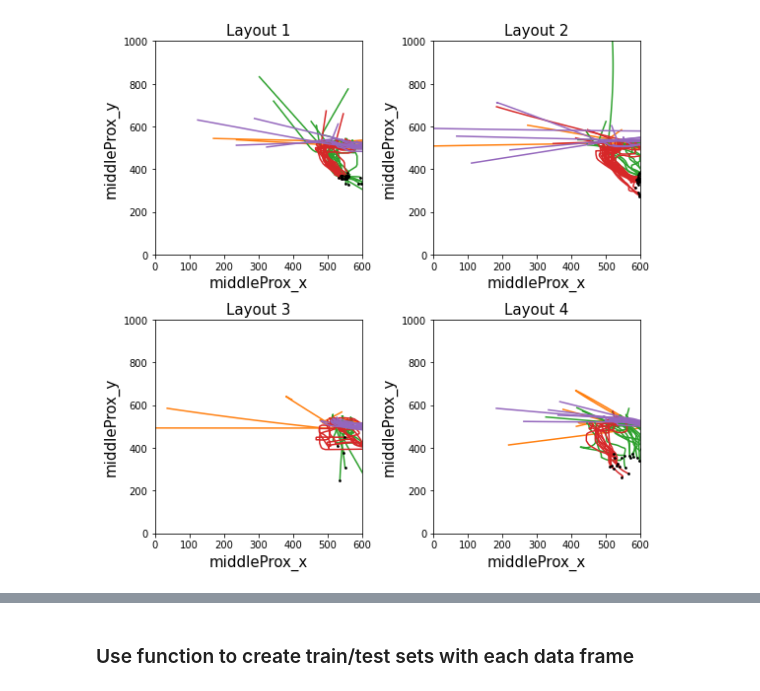
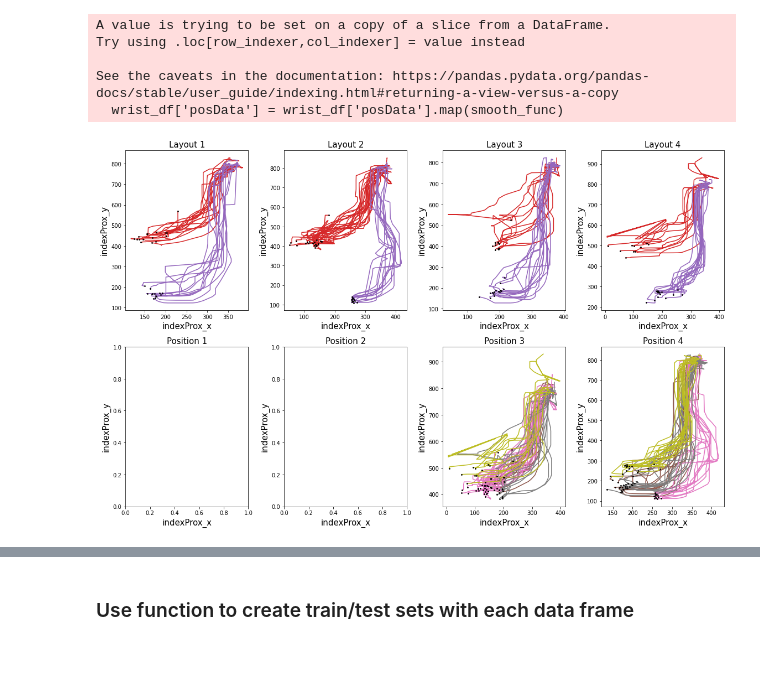
Before and after one commit to ntolley/SEE_decoding, a Jupyter notebook: notebooks/movement_decoding_rnn.ipynb, the cells around one changed output, grey strips where cells are left out. Saved outputs shown, nothing was run; the diff lists cells and outputs as text; code cells hidden in the pictures; blank space fills up the shorter version.

```diff
--- a/notebooks/movement_decoding_rnn.ipynb
+++ b/notebooks/movement_decoding_rnn.ipynb
@@ -53,70 +53,93 @@ To enable them in other operations, rebuild TensorFlow with the appropriate comp
+# %%
+kinematic_df, neural_df, metadata = mocap_functions.load_mocap_df('../data/SPK20220308/task_data/', kinematic_suffix='_cam1')
+
+pos_filter = [3, 4]
+
+neural_df = neural_df[np.in1d(neural_df['position'], pos_filter)].reset_index(drop=True)
+kinematic_df = kinematic_df[np.in1d(kinematic_df['position'], pos_filter)].reset_index(drop=True)
+
+trial_ids = neural_df['trial'].unique()
 # %%
-kinematic_df, neural_df, metadata = mocap_functions.load_mocap_df('../data/SPK20220308/task_data/', kinematic_suffix='_cam4')
 
 
-num_trials = metadata['num_trials']
+num_trials = len(trial_ids)
 
 #Generate cv_dict for regular train/test/validate split (no rolling window)
 cv_split = ShuffleSplit(n_splits=5, test_size=.25, random_state=0)
 val_split = ShuffleSplit(n_splits=1, test_size=.25, random_state=0)
 cv_dict = {}
-for fold, (train_val_idx, test_idx) in enumerate(cv_split.split(np.arange(num_trials))):
+for fold, (train_val_idx, test_idx) in enumerate(cv_split.split(trial_ids)):
     for t_idx, v_idx in val_split.split(train_val_idx): #No looping, just used to split train/validation sets
-        cv_dict[fold] = {'train_idx':train_val_idx[t_idx],
-                         'test_idx':test_idx,
-                         'validation_idx':train_val_idx[v_idx]}
+        cv_dict[fold] = {'train_idx':trial_ids[train_val_idx[t_idx]],
+                         'test_idx':trial_ids[test_idx],
+                         'validation_idx':trial_ids[train_val_idx[v_idx]]}
 # %%
 null_percent = kinematic_df.groupby('name')['posData'].apply(list).map(
     np.concatenate).map(lambda x: np.sum(np.isnan(x)) / len(x))
 # %%
 smooth_func = partial(savgol_filter, window_length=21, polyorder=3)
-#kinematic_df['posData'] = kinematic_df['posData'].map(smooth_func)
+# kinematic_df['posData'] = kinematic_df['posData'].map(smooth_func)
 neural_df['rates'] = neural_df['rates'].map(smooth_func)
 
-marker_list = ['ulnar_distal', 'carpal', 'thumbProx', 'ringProx', 'middleProx', 'pinkyProx', 'indexProx']
+# marker_list = ['ulnarDistal', 'carpal', 'thumbProx', 'ringProx','pinkyProx'] # cam4
+marker_list = ['indexProx'] # cam4
+# marker_list = ['indexProx', 'carpal', 'ringProx'] # cam1
+
 
 mask_list = [kinematic_df['name'].str.contains(pat=pat) for pat in marker_list]
 
 wrist_df = kinematic_df[np.logical_or.reduce(mask_list)]
+wrist_df['posData'] = wrist_df['posData'].map(smooth_func)
+# %% [output]
+A value is trying to be set on a copy of a slice from a DataFrame.
+Try using .loc[row_indexer,col_indexer] = value instead
+
+See the caveats in the documentation: https://pandas.pydata.org/pandas-docs/stable/user_guide/indexing.html#returning-a-view-versus-a-copy
+  wrist_df['posData'] = wrist_df['posData'].map(smooth_func)
 # %%
-marker_name = 'middleProx'
+marker_name = 'indexProx'
 
-plt.figure(figsize=(8,8))
+plt.figure(figsize=(16,10))
 fontsize=15
 
-avg_pos_dict = dict() # Store average marker position based on layout/position at trajectory end
+# xmin, xmax = 400, 1000
+# ymin, ymax = 300, 700
+
+xmin, xmax = None, None
+ymin, ymax = None, None
+
 for position_idx in range(1,5):
     for layout_idx in range(1,5):
-        plt.subplot(2,2,layout_idx)
+        plt.subplot(2,4,layout_idx)
         mask = np.logical_and(kinematic_df['position'] == position_idx, kinematic_df['layout'] == layout_idx)
         filtered_df = kinematic_df[mask]
 
         x_data =  filtered_df[filtered_df['name'] == f'{marker_name}_x']['posData'].values
         y_data =  filtered_df[filtered_df['name'] == f'{marker_name}_y']['posData'].values
 
-        handpos_x = list()
-        handpos_y = list()
         for plot_data in zip(x_data, y_data):
             plt.scatter(plot_data[0][-1], plot_data[1][-1], color='k', zorder=10, s=3)
             plt.plot(plot_data[0], plot_data[1], color=f'C{position_idx}')
 
-            handpos_x.append(plot_data[0][-1])
-            handpos_y.append(plot_data[0][-1])
-
-        avg_pos_dict[(position_idx, layout_idx)] = dict()
-        avg_pos_dict[(position_idx, layout_idx)]['x'] = np.mean(handpos_x)
-        avg_pos_dict[(position_idx, layout_idx)]['y'] = np.mean(handpos_y)
-
-
-        filtered_df[mask]['layout']
-
-        plt.xlim(0, 600)
-        plt.ylim(0, 1000)
+        # plt.xlim(xmin, xmax)
+        # plt.ylim(ymin, ymax)
 
         plt.xlabel(f'{marker_name}_x', fontsize=fontsize)
         plt.ylabel(f'{marker_name}_y', fontsize=fontsize)
         plt.title(f'Layout {layout_idx}', fontsize=fontsize)
 
+        plt.subplot(2,4,position_idx + 4)
+        for plot_data in zip(x_data, y_data):
+            plt.scatter(plot_data[0][-1], plot_data[1][-1], color='k', zorder=10, s=3)
+            plt.plot(plot_data[0], plot_data[1], color=f'C{layout_idx + 4}')
+
+        # plt.xlim(xmin, xmax)
+        # plt.ylim(ymin, ymax)
+
+        plt.xlabel(f'{marker_name}_x', fontsize=fontsize)
+        plt.ylabel(f'{marker_name}_y', fontsize=fontsize)
+        plt.title(f'Position {position_idx}', fontsize=fontsize)
+
 plt.tight_layout()
 # %% [output]
-[figure, old version]
+[figure, new version]
```
Also changed, not shown: parts of 11 cells of this notebook, 2 other files.
